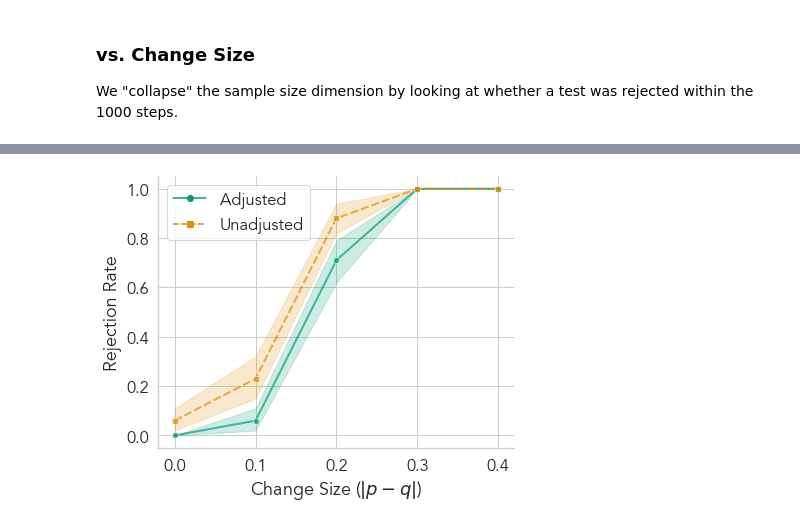
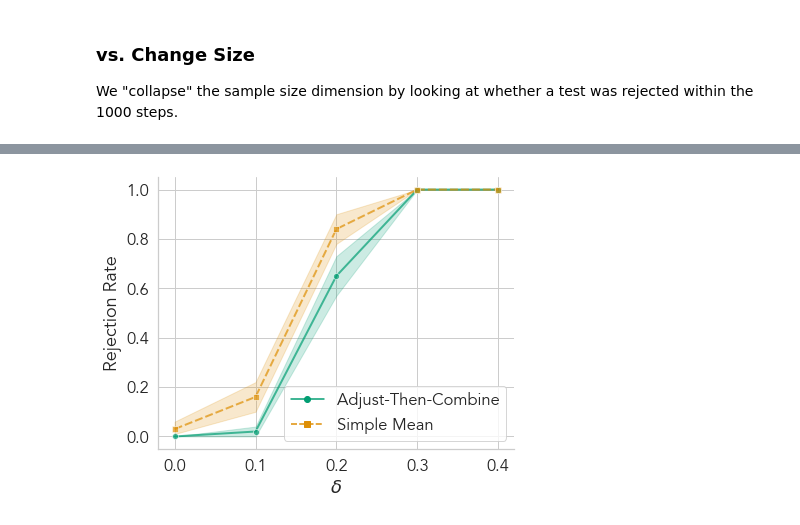
Before and after one commit to yjchoe/CombiningEvidenceAcrossFiltrations, a Jupyter notebook: nb_exchangeability_adjuster_power.ipynb, the cells around one changed output, grey strips where cells are left out. Saved outputs shown, nothing was run; the diff lists cells and outputs as text; code cells hidden in the pictures.

```diff
--- a/nb_exchangeability_adjuster_power.ipynb
+++ b/nb_exchangeability_adjuster_power.ipynb
@@ -72,17 +77,3 @@ x_change_rep = ec.data.exch.generate_binary_change_repeated(
 x_change_rep
 # %% [output]
 array([0, 1, 0, ..., 1, 1, 0])
-# %%
-# for one-change config
-p, q = 0.5, 0.2
-change_loc = 0.2
-change_len = 0.04
-
-# # p, q = 0.5, 0.2
-# # change_loc = 0.15
-# # change_len = 0.05
-
-# x_change1 = ec.data.exch.generate_binary_changepoint(
-#     p=p, q=q, size=T, change_loc=change_loc, change_len=change_len,
-#     rng=rng_data)
-# x_change1[:10]
@@ -225,4 +243,10 @@ None
 # %% [markdown]
 ### vs. # Observations
+# %%
+LABELS = {
+    "Unadjusted": "Simple Mean",
+    "Adjusted": "Adjust-Then-Combine",
+}
+LABEL_ORDER = ["Adjust-Then-Combine", "Simple Mean"]
 # %%
 # Power
@@ -367,40 +391,40 @@ collapsed_df
 # %%
 # Power vs. ChangeSize
-power_change_df = collapsed_df.melt(
-    id_vars=["ChangeSize", "RunID"],
-    value_vars=["UnadjustedPower", "AdjustedPower"],
-    var_name="E-Process", value_name="Power"
-)
-power_change_df["E-Process"] = power_change_df["E-Process"].map(
-    {"UnadjustedPower": "Unadjusted", "AdjustedPower": "Adjusted"})
-fg = sns.relplot(
-    x="ChangeSize",
-    y="Power",
-    hue="E-Process",
-    hue_order=["Adjusted", "Unadjusted"],
-    palette=[ec.PLOT_DEFAULT_COLORS[2], ec.PLOT_DEFAULT_COLORS[1]],  # green, orange
-    style="E-Process",
-    style_order=["Adjusted", "Unadjusted"],
-    kind="line",
-    markers=["o", "s"],
-    errorbar="ci",
-    aspect=1.25,
-    height=5,
-    linewidth=ec.PLOT_DEFAULT_KWARGS["linewidth"],
-    alpha=ec.PLOT_DEFAULT_KWARGS["alpha"],
-    data=power_change_df,
-    facet_kws=dict(legend_out=False),
-)
-# remove legend title and rename items to 'Unadjusted' and 'Adjusted'
-fg._legend.set_title(None)
-fg.ax.set(
-    # ylim=(-0.05, 1.05),
-    ylabel="Rejection Rate",
-    xlabel=r"Change Size ($|p-q|$)",
-)
-fg.tight_layout()
-fg.savefig(os.path.join(plots_dir, "PowerVsChangeSize.pdf"), bbox_inches="tight")
-fg.savefig(os.path.join(plots_dir, "PowerVsChangeSize.png"), dpi=350, bbox_inches="tight")
-None
+for alternative in ["Changepoint", "Markovian"]:
+    power_change_df = collapsed_df.loc[collapsed_df["Alternative"] == alternative].melt(
+        id_vars=["ChangeSize", "RunID"],
+        value_vars=["UnadjustedPower", "AdjustedPower"],
+        var_name="E-Process", value_name="Power"
+    )
+    power_change_df["E-Process"] = power_change_df["E-Process"].map(
+        {"UnadjustedPower": LABELS["Unadjusted"], "AdjustedPower": LABELS["Adjusted"]})
+    fg = sns.relplot(
+        x="ChangeSize",
+        y="Power",
+        hue="E-Process",
+        hue_order=LABEL_ORDER,
+        palette=[ec.PLOT_DEFAULT_COLORS[2], ec.PLOT_DEFAULT_COLORS[1]],  # green, orange
+        style="E-Process",
+        style_order=LABEL_ORDER,
+        kind="line",
+        markers=["o", "s"],
+        errorbar=("ci", 100 * (1 - ALPHA)),
+        aspect=1.25,
+        height=5,
+        linewidth=ec.PLOT_DEFAULT_KWARGS["linewidth"],
+        alpha=ec.PLOT_DEFAULT_KWARGS["alpha"],
+        data=power_change_df,
+        facet_kws=dict(legend_out=False),
+    )
+    # remove legend title and rename items to 'Unadjusted' and 'Adjusted'
+    fg._legend.set_title(None)
+    fg.ax.set(
+        # ylim=(-0.05, 1.05),
+        ylabel="Rejection Rate",
+        xlabel=r"$\delta$",
+    )
+    fg.tight_layout()
+    fg.savefig(os.path.join(plots_dir, f"PowerVsChangeSize{alternative}.pdf"), bbox_inches="tight")
+    fg.savefig(os.path.join(plots_dir, f"PowerVsChangeSize{alternative}.png"), dpi=350, bbox_inches="tight")
 # %% [output]
-[figure, old version]
+[figure, new version]
```
Also changed, not shown: parts of 23 cells of this notebook, 54 other files.
